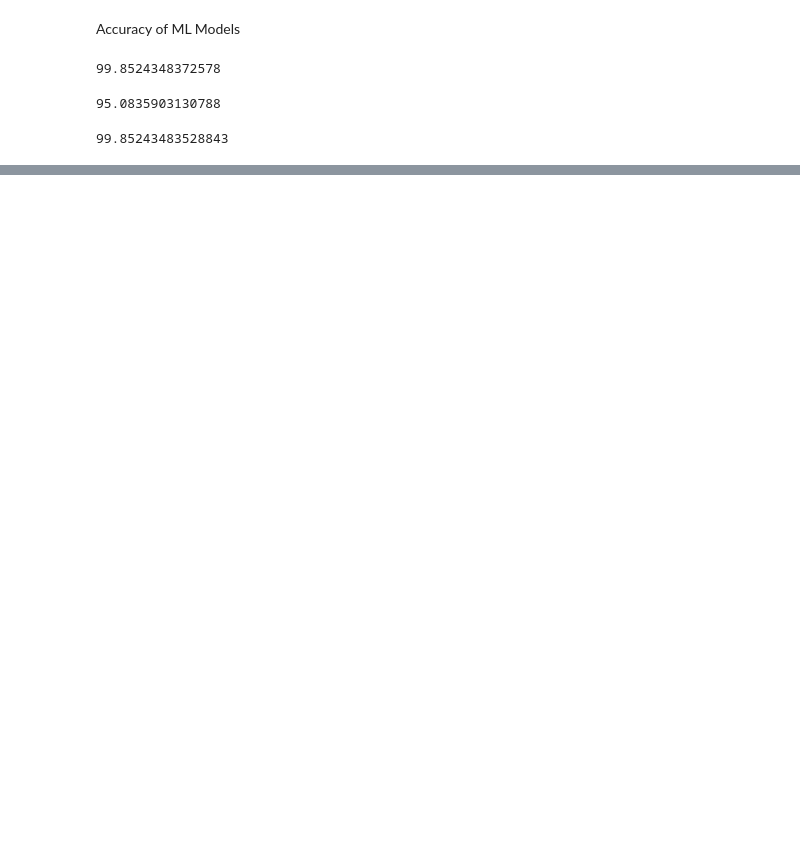
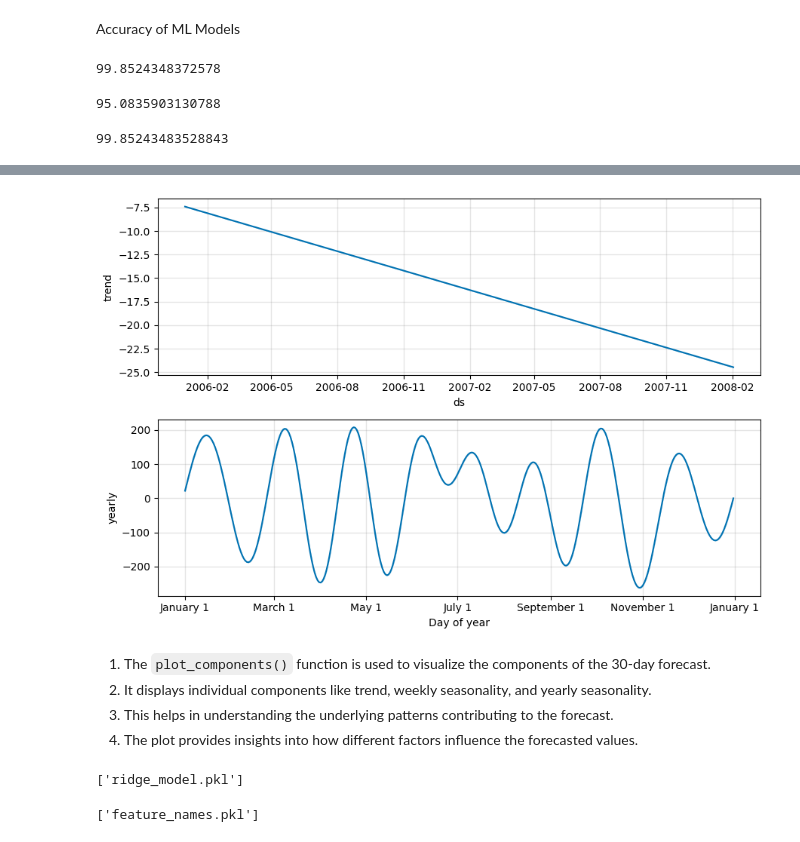
Before and after one commit to Sridevimesala/Energy_Prediction-, a Jupyter notebook: Energy_Predicition.ipynb, the cells around one changed output, grey strips where cells are left out. Cells and saved outputs as stored; diff of their text form; code cells hidden in the pictures; blank space fills up the shorter version.

```diff
--- a/Energy_Predicition.ipynb
+++ b/Energy_Predicition.ipynb
@@ -689,0 +1067,57 @@ Rigid_reg.score(X_test, y_test)*100
+# %%
+prophet_model.plot_components(prophet_predictions_30days);
+# %% [output]
+[figure, added]
+# %% [markdown]
+1. The `plot_components()` function is used to visualize the components of the 30-day forecast.
+2. It displays individual components like trend, weekly seasonality, and yearly seasonality.
+3. This helps in understanding the underlying patterns contributing to the forecast.
+4. The plot provides insights into how different factors influence the forecasted values.
+# %%
+from sklearn.linear_model import Ridge
+
+# Assuming `X_train` and `y_train` are your training data
+ridge_model = Ridge(alpha=1.0)  # Specify alpha value (regularization strength)
+ridge_model.fit(X_train, y_train)
+
+# Now save the trained Ridge model
+joblib.dump(ridge_model, 'ridge_model.pkl')
+# %% [output]
+['ridge_model.pkl']
+# %%
+import pandas as pd
+from sklearn.linear_model import LinearRegression, Ridge
+import joblib
+
+# Example data (replace with your dataset)
+data = {
+    'Voltage': [230, 240, 245, 250, 235],
+    'Global_intensity': [5, 10, 15, 20, 12],
+    'Sub_metering_1': [10, 15, 20, 25, 18],
+    'Sub_metering_2': [5, 8, 12, 16, 10],
+    'Sub_metering_3': [7, 9, 13, 17, 11],
+    'Energy': [1.5, 2.1, 3.2, 4.0, 2.8]  # Target variable
+}
+
+df = pd.DataFrame(data)
+
+# Features and target
+X = df.drop(columns=['Energy'])
+y = df['Energy']
+
+# Train Linear Regression model
+linear_model = LinearRegression()
+linear_model.fit(X, y)
+
+# Train Ridge Regression model
+ridge_model = Ridge(alpha=1.0)
+ridge_model.fit(X, y)
+
+# Save the models
+joblib.dump(linear_model, 'linear_model.pkl')
+joblib.dump(ridge_model, 'ridge_model.pkl')
+
+# Save feature names for later use
+joblib.dump(list(X.columns), 'feature_names.pkl')
+# %% [output]
+['feature_names.pkl']
```
Also changed, not shown: parts of 58 cells of this notebook.
